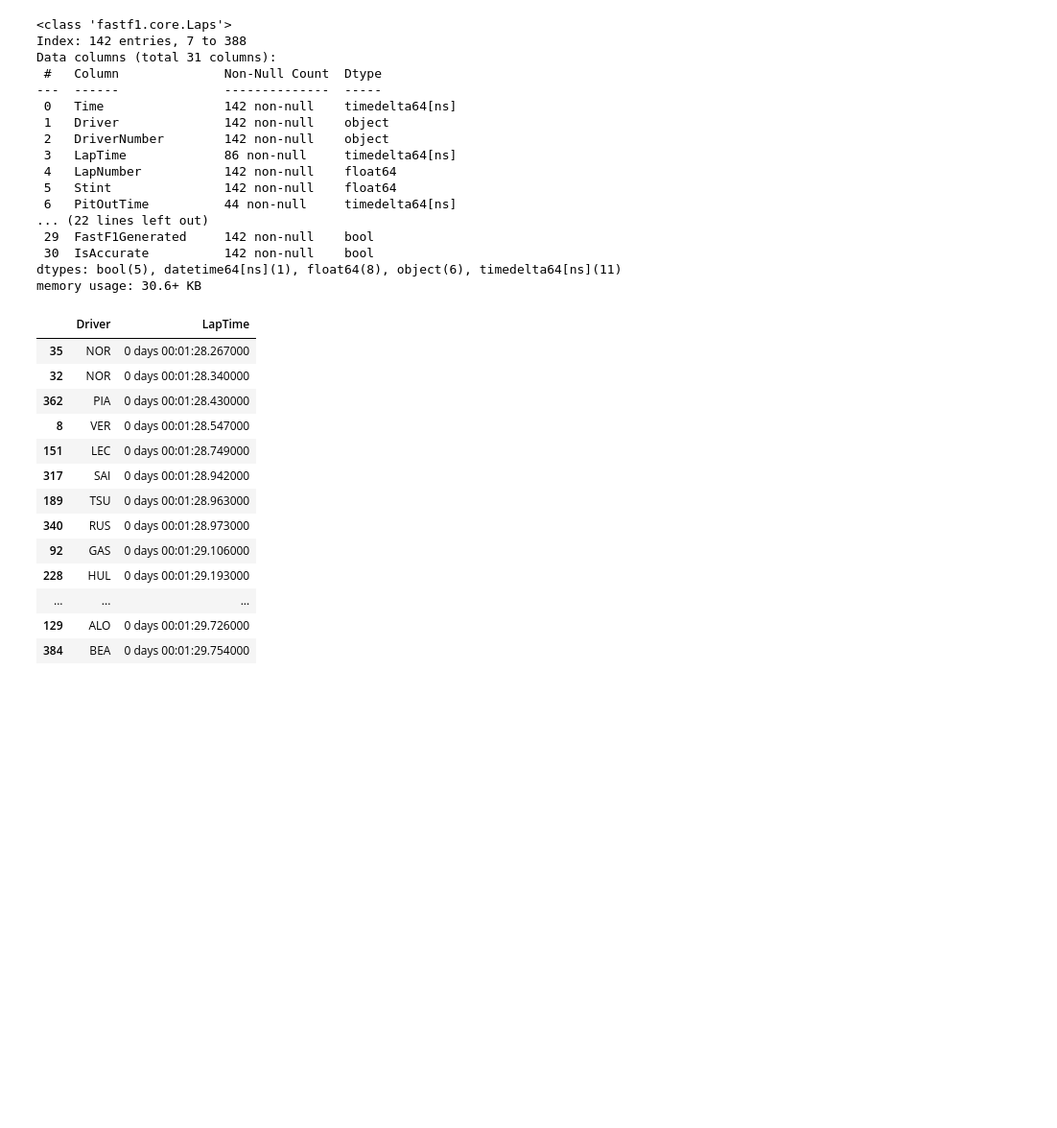
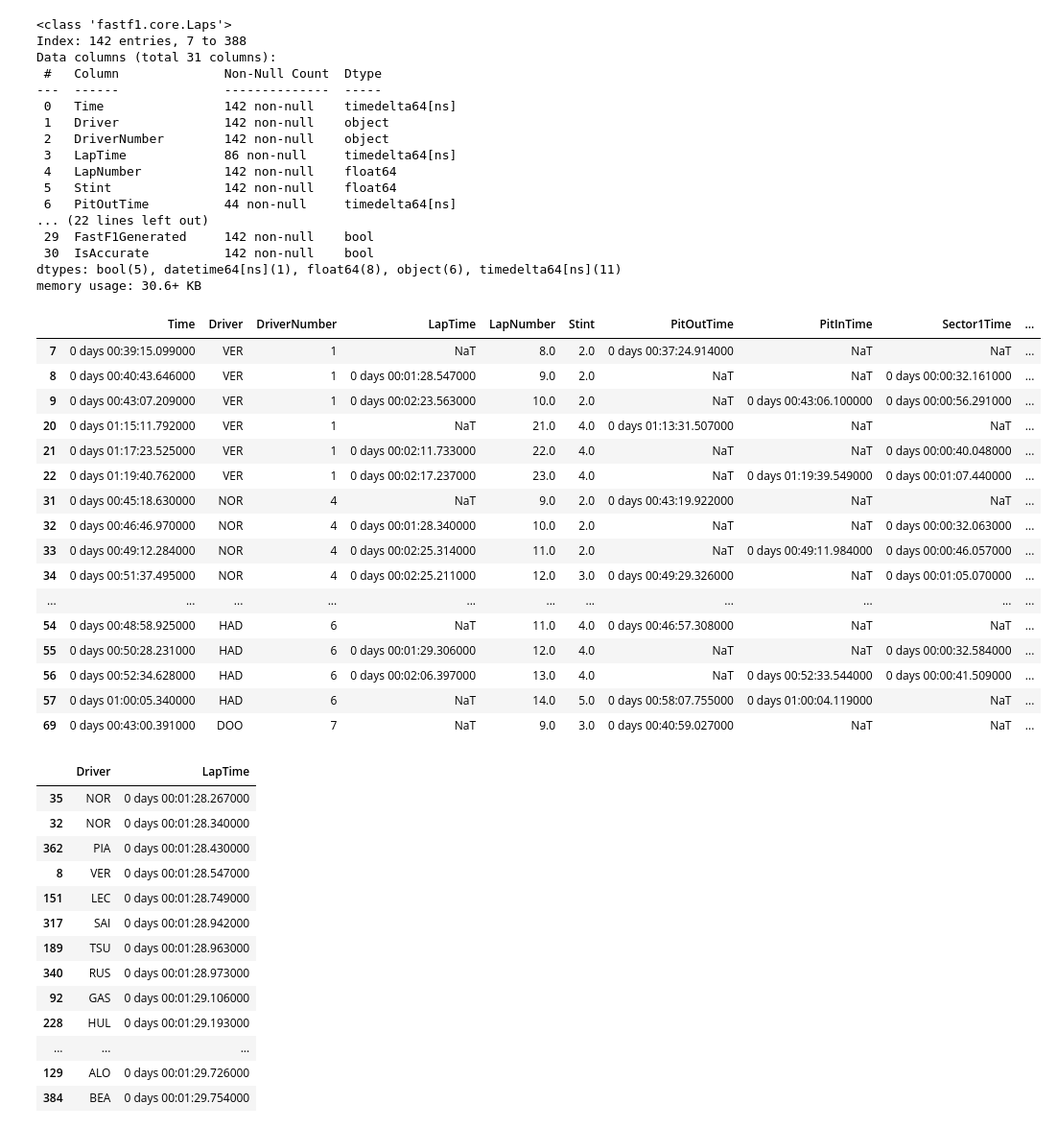
Before and after one commit to Muzquiz10/F1_Analysis, a Jupyter notebook: f1_data.ipynb, the cells around one changed output. Shown at 96% size. Cells and saved outputs as stored; diff of their text form; code cells hidden in the pictures; blank space fills up the shorter version.

```diff
--- a/f1_data.ipynb
+++ b/f1_data.ipynb
@@ -15,6 +15,8 @@ try:
  fastf1.Cache.clear_cache()
 except:
  pass
+
+pd.set_option('display.max_columns', None)
 # %%
 # Crea la carpeta 'cache' si no existe
 os.makedirs('cache', exist_ok=True)
@@ -755,6 +753,26 @@ Data columns (total 31 columns):
  30  IsAccurate          142 non-null    bool
 dtypes: bool(5), datetime64[ns](1), float64(8), object(6), timedelta64[ns](11)
 memory usage: 30.6+ KB
+# %%
+Tyres.head(20)
+# %% [output]
+|  | Time | Driver | DriverNumber | LapTime | LapNumber | Stint | PitOutTime | PitInTime | Sector1Time | ... |
+| 7 | 0 days 00:39:15.099000 | VER | 1 | NaT | 8.0 | 2.0 | 0 days 00:37:24.914000 | NaT | NaT | ... |
+| 8 | 0 days 00:40:43.646000 | VER | 1 | 0 days 00:01:28.547000 | 9.0 | 2.0 | NaT | NaT | 0 days 00:00:32.161000 | ... |
+| 9 | 0 days 00:43:07.209000 | VER | 1 | 0 days 00:02:23.563000 | 10.0 | 2.0 | NaT | 0 days 00:43:06.100000 | 0 days 00:00:56.291000 | ... |
+| 20 | 0 days 01:15:11.792000 | VER | 1 | NaT | 21.0 | 4.0 | 0 days 01:13:31.507000 | NaT | NaT | ... |
+| 21 | 0 days 01:17:23.525000 | VER | 1 | 0 days 00:02:11.733000 | 22.0 | 4.0 | NaT | NaT | 0 days 00:00:40.048000 | ... |
+| 22 | 0 days 01:19:40.762000 | VER | 1 | 0 days 00:02:17.237000 | 23.0 | 4.0 | NaT | 0 days 01:19:39.549000 | 0 days 00:01:07.440000 | ... |
+| 31 | 0 days 00:45:18.630000 | NOR | 4 | NaT | 9.0 | 2.0 | 0 days 00:43:19.922000 | NaT | NaT | ... |
+| 32 | 0 days 00:46:46.970000 | NOR | 4 | 0 days 00:01:28.340000 | 10.0 | 2.0 | NaT | NaT | 0 days 00:00:32.063000 | ... |
+| 33 | 0 days 00:49:12.284000 | NOR | 4 | 0 days 00:02:25.314000 | 11.0 | 2.0 | NaT | 0 days 00:49:11.984000 | 0 days 00:00:46.057000 | ... |
+| 34 | 0 days 00:51:37.495000 | NOR | 4 | 0 days 00:02:25.211000 | 12.0 | 3.0 | 0 days 00:49:29.326000 | NaT | 0 days 00:01:05.070000 | ... |
+| ... | ... | ... | ... | ... | ... | ... | ... | ... | ... | ... |
+| 54 | 0 days 00:48:58.925000 | HAD | 6 | NaT | 11.0 | 4.0 | 0 days 00:46:57.308000 | NaT | NaT | ... |
+| 55 | 0 days 00:50:28.231000 | HAD | 6 | 0 days 00:01:29.306000 | 12.0 | 4.0 | NaT | NaT | 0 days 00:00:32.584000 | ... |
+| 56 | 0 days 00:52:34.628000 | HAD | 6 | 0 days 00:02:06.397000 | 13.0 | 4.0 | NaT | 0 days 00:52:33.544000 | 0 days 00:00:41.509000 | ... |
+| 57 | 0 days 01:00:05.340000 | HAD | 6 | NaT | 14.0 | 5.0 | 0 days 00:58:07.755000 | 0 days 01:00:04.119000 | NaT | ... |
+| 69 | 0 days 00:43:00.391000 | DOO | 7 | NaT | 9.0 | 3.0 | 0 days 00:40:59.027000 | NaT | NaT | ... |
 # %%
 Tyres = Tyres[Tyres['IsPersonalBest'] == True]
 # %%
```
Also changed, not shown: parts of 3 cells of this notebook, 11 other files.
